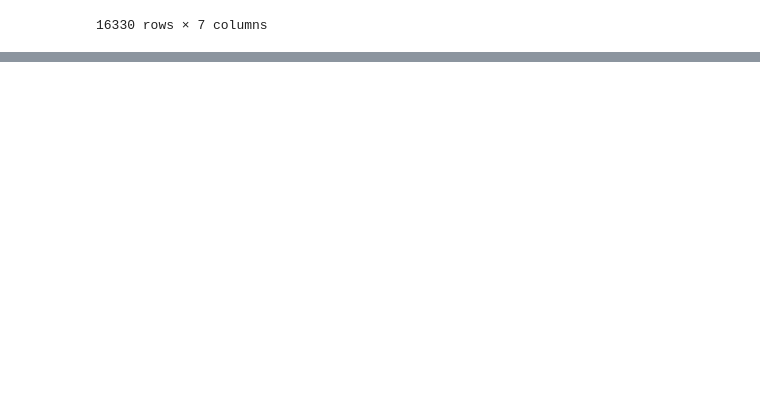
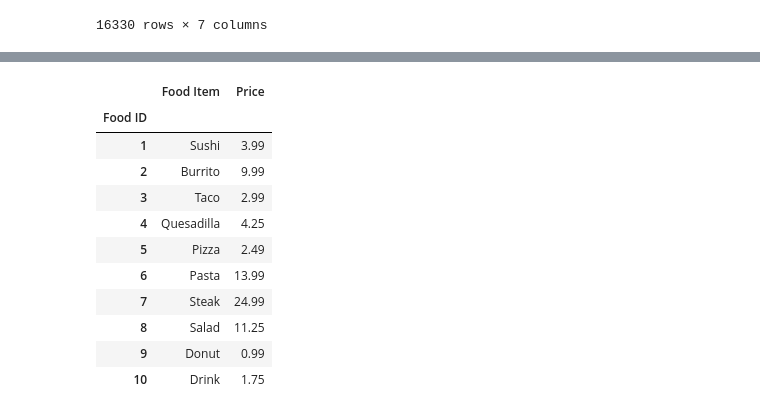
Before and after one commit to ljyGmail/pandas_in_action, a Jupyter notebook: ch10_merging_joining_and_concatenating.ipynb, the cells around one changed output, grey strips where cells are left out. Cells and saved outputs as stored; diff of their text form; code cells hidden in the pictures; blank space fills up the shorter version.

```diff
--- a/ch10_merging_joining_and_concatenating.ipynb
+++ b/ch10_merging_joining_and_concatenating.ipynb
@@ -399,0 +430,15 @@ groups.merge(
+# %%
+pd.read_csv("data/ch10/restaurant/foods.csv", index_col="Food ID")
+# %% [output]
+|  | Food Item | Price |
+| Food ID |  |  |
+| 1 | Sushi | 3.99 |
+| 2 | Burrito | 9.99 |
+| 3 | Taco | 2.99 |
+| 4 | Quesadilla | 4.25 |
+| 5 | Pizza | 2.49 |
+| 6 | Pasta | 13.99 |
+| 7 | Steak | 24.99 |
+| 8 | Salad | 11.25 |
+| 9 | Donut | 0.99 |
+| 10 | Drink | 1.75 |
```
Also changed, not shown: parts of 14 cells of this notebook.
